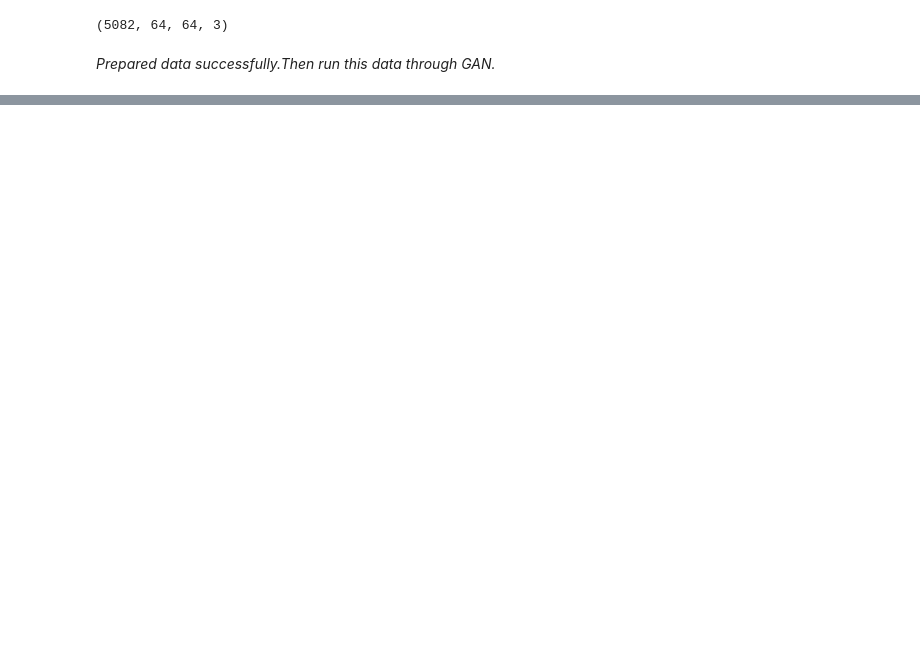
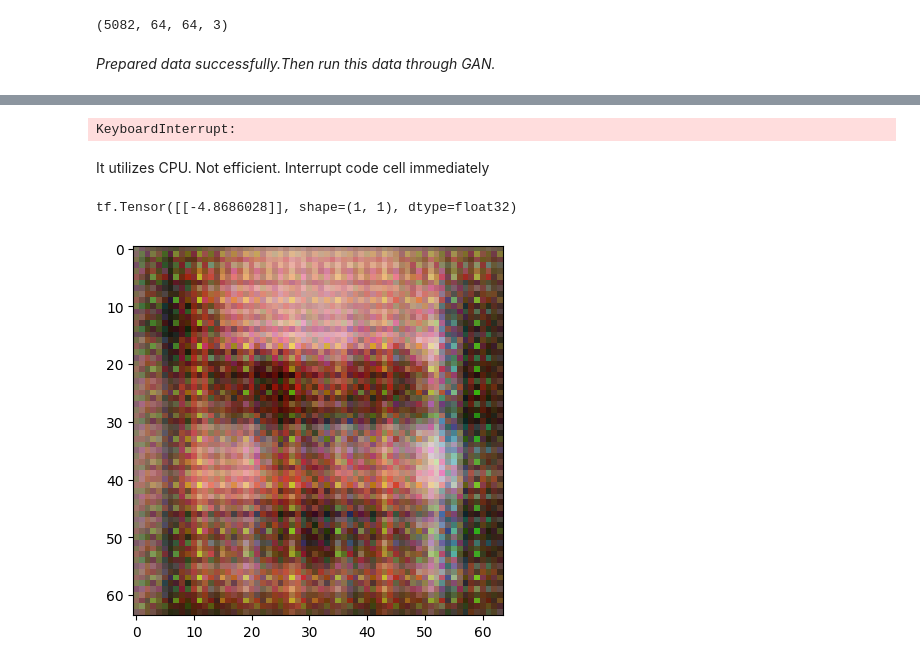
Before and after one commit to eerdemYlmzz/face-generation-gan, a Jupyter notebook: keras3.ipynb, the cells around one changed output, grey strips where cells are left out. Cells and saved outputs as stored; diff of their text form; code cells hidden in the pictures; blank space fills up the shorter version.

```diff
--- a/keras3.ipynb
+++ b/keras3.ipynb
@@ -234,0 +172,27 @@ This cell contains Discriminator network implementation
+# %%
+dis = tf.keras.Sequential()
+
+dis.add(layers.Conv2D(64, (3, 3), strides=(2, 2), padding='same', input_shape=[shape, shape, channel], kernel_initializer=initializer, use_bias=False))
+dis.add(layers.BatchNormalization())
+dis.add(layers.LeakyReLU())
+dis.add(layers.Dropout(0.2))
+
+dis.add(layers.Conv2D(128, (3, 3), strides=(2, 2), padding='same', kernel_initializer=initializer, use_bias=False))
+dis.add(layers.BatchNormalization())
+dis.add(layers.LeakyReLU())
+dis.add(layers.Dropout(0.2))
+
+dis.add(layers.Conv2D(256, (3, 3), strides=(2, 2), padding='same', kernel_initializer=initializer, use_bias=False))
+dis.add(layers.BatchNormalization())
+dis.add(layers.LeakyReLU())
+dis.add(layers.Dropout(0.2))
+
+dis.add(layers.Conv2D(512, (3, 3), strides=(2, 2), padding='same', kernel_initializer=initializer, use_bias=False))
+dis.add(layers.BatchNormalization())
+dis.add(layers.LeakyReLU())
+dis.add(layers.Dropout(0.2))
+
+dis.add(layers.Flatten())
+
+
+dis.add(layers.Dense(1))
@@ -234,0 +239,40 @@ This cell contains Discriminator network implementation
+# %%
+from IPython import display
+
+EPOCHS = 1000 # When training,it means how many times will we pass the data.
+
+seed = tf.random.normal([25, NOISE_SIZE])
+
+for epoch in range(EPOCHS):
+
+    for image_batch in data:
+        train_step(image_batch)
+
+    predictions = gen(seed, training=False)
+
+    fig = plt.figure(figsize=(10,10))
+
+    for i in range(predictions.shape[0]):
+        plt.subplot(5, 5, i+1)
+        plt.imshow(cv2.cvtColor((predictions[i]* 127.5 + 127.5).numpy().reshape(shape,shape,channel).astype('uint8') , cv2.COLOR_BGR2RGB))
+        plt.axis('off')
+
+    plt.show()
+    print('epoch',epoch)
+
+    data.shuffle(10000)
+
+    display.clear_output(wait=True)
+# %% [output]
+KeyboardInterrupt:
+# %% [markdown]
+
+It utilizes CPU. Not efficient. Interrupt code cell immediately
+# %%
+noise=tf.random.normal([1,100])
+test_image=gen(noise,training=False)
+plt.imshow(cv2.cvtColor((test_image[0]*127.5 + 127.5).numpy().reshape(shape,shape,channel).astype("uint8"),cv2.COLOR_BGR2RGB))
+print(dis(test_image))
+# %% [output]
+tf.Tensor([[-4.8686028]], shape=(1, 1), dtype=float32)
+[figure, added]
```
Also changed, not shown: parts of 14 cells of this notebook, 2 other files.
